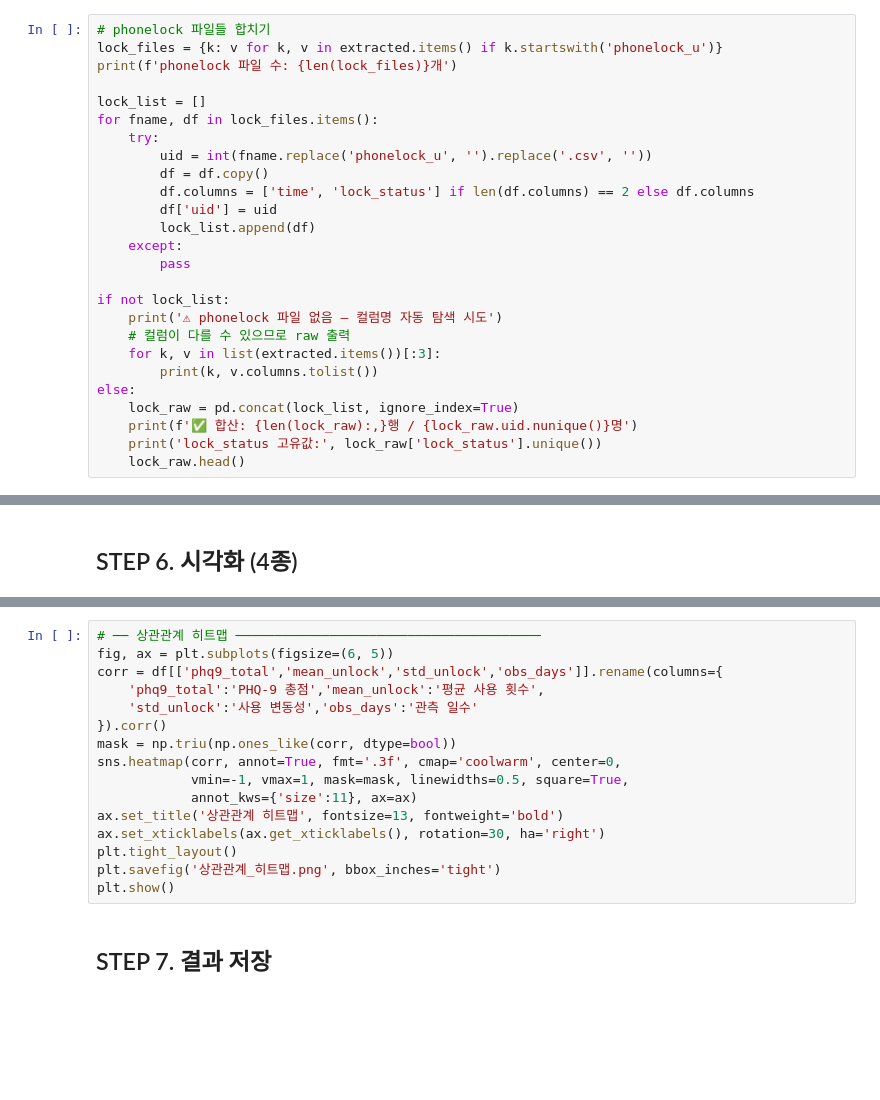
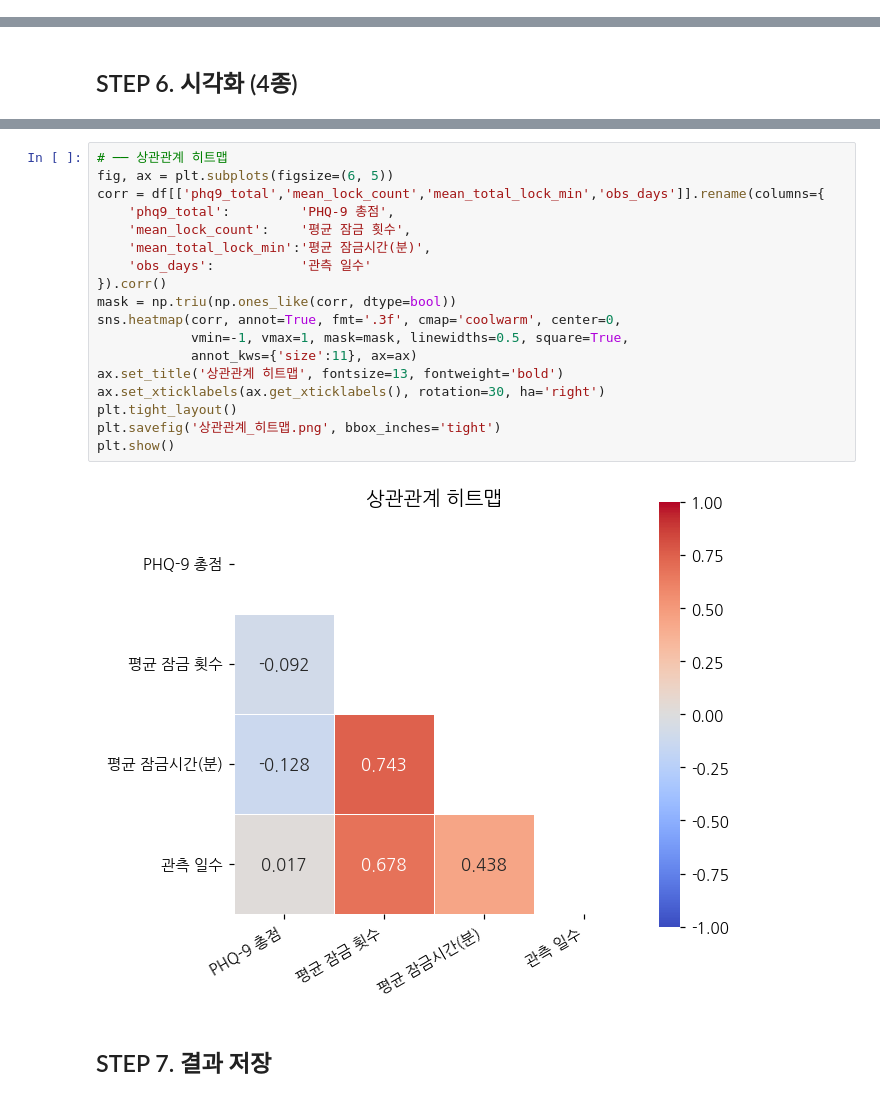
Before and after one commit to runmc3812/Healthcare_Informatics_Integration-2026-, a Jupyter notebook: 2조/StudentLife_분석_코랩.ipynb, the cells around one changed output, grey strips where cells are left out. Cells and saved outputs as stored; diff of their text form; blank space fills up the shorter version.

```diff
--- a/2조/StudentLife_분석_코랩.ipynb
+++ b/2조/StudentLife_분석_코랩.ipynb
@@ -116,28 +191,2 @@ phq_final.head()
 # %% [markdown]
 ## STEP 4. 스마트폰 사용 패턴 전처리
-# %%
-# phonelock 파일들 합치기
-lock_files = {k: v for k, v in extracted.items() if k.startswith('phonelock_u')}
-print(f'phonelock 파일 수: {len(lock_files)}개')
-
-lock_list = []
-for fname, df in lock_files.items():
-    try:
-        uid = int(fname.replace('phonelock_u', '').replace('.csv', ''))
-        df = df.copy()
-        df.columns = ['time', 'lock_status'] if len(df.columns) == 2 else df.columns
-        df['uid'] = uid
-        lock_list.append(df)
-    except:
-        pass
-
-if not lock_list:
-    print('⚠ phonelock 파일 없음 — 컬럼명 자동 탐색 시도')
-    # 컬럼이 다를 수 있으므로 raw 출력
-    for k, v in list(extracted.items())[:3]:
-        print(k, v.columns.tolist())
-else:
-    lock_raw = pd.concat(lock_list, ignore_index=True)
-    print(f'✅ 합산: {len(lock_raw):,}행 / {lock_raw.uid.nunique()}명')
-    print('lock_status 고유값:', lock_raw['lock_status'].unique())
-    lock_raw.head()
@@ -245,19 +369,23 @@ print(f'\n📌 상관계수 r={r:.4f}  |  p={p:.4f}  |  {sig}')
 # %%
-# ── 상관관계 히트맵 ───────────────────────────────────────
+# ── 상관관계 히트맵
 fig, ax = plt.subplots(figsize=(6, 5))
-corr = df[['phq9_total','mean_unlock','std_unlock','obs_days']].rename(columns={
-    'phq9_total':'PHQ-9 총점','mean_unlock':'평균 사용 횟수',
-    'std_unlock':'사용 변동성','obs_days':'관측 일수'
+corr = df[['phq9_total','mean_lock_count','mean_total_lock_min','obs_days']].rename(columns={
+    'phq9_total':         'PHQ-9 총점',
+    'mean_lock_count':    '평균 잠금 횟수',
+    'mean_total_lock_min':'평균 잠금시간(분)',
+    'obs_days':           '관측 일수'
 }).corr()
 mask = np.triu(np.ones_like(corr, dtype=bool))
 sns.heatmap(corr, annot=True, fmt='.3f', cmap='coolwarm', center=0,
             vmin=-1, vmax=1, mask=mask, linewidths=0.5, square=True,
             annot_kws={'size':11}, ax=ax)
 ax.set_title('상관관계 히트맵', fontsize=13, fontweight='bold')
 ax.set_xticklabels(ax.get_xticklabels(), rotation=30, ha='right')
 plt.tight_layout()
 plt.savefig('상관관계_히트맵.png', bbox_inches='tight')
 plt.show()
+# %% [output]
+[figure, added]
 # %% [markdown]
 ## STEP 7. 결과 저장
 # %%
```
Also changed, not shown: parts of 16 cells of this notebook.
